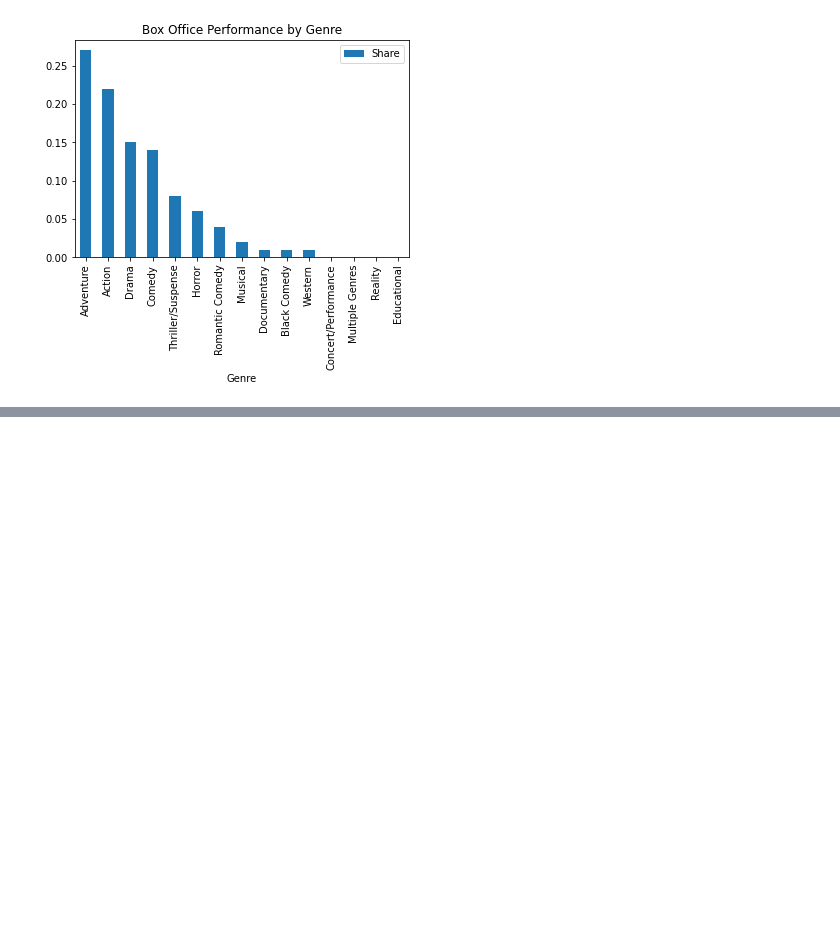
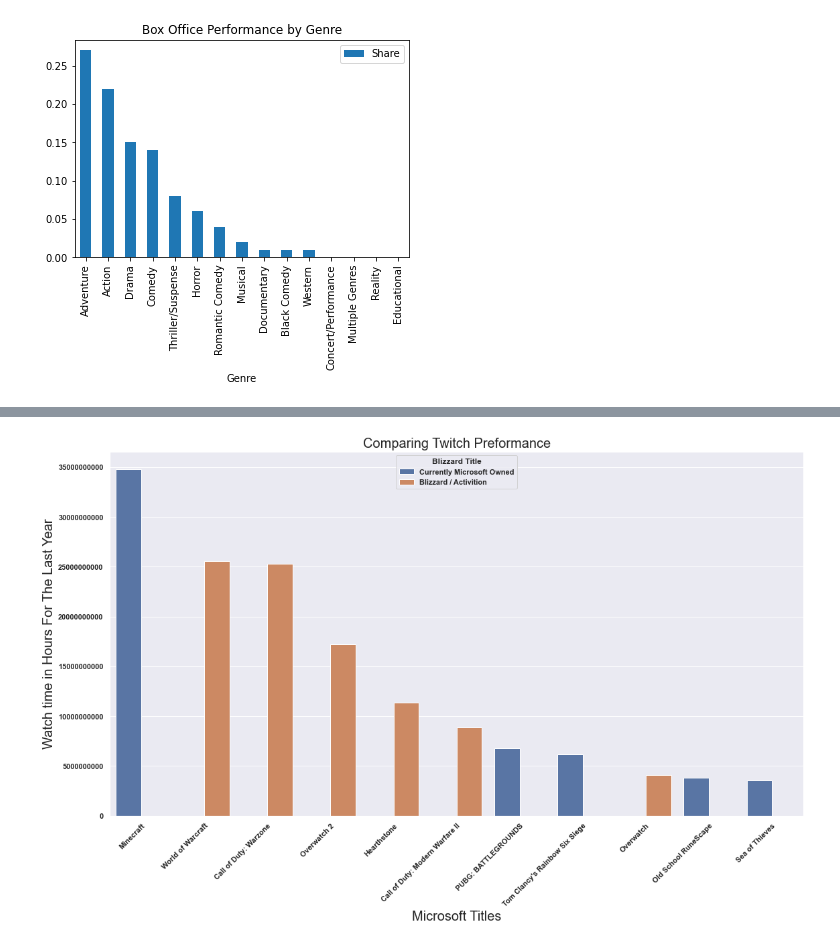
Before and after one commit to stephcia/Microsoft-Studios-Analysis, a Jupyter notebook: student.ipynb, the cells around one changed output, grey strips where cells are left out. Cells and saved outputs as stored; diff of their text form; code cells hidden in the pictures; blank space fills up the shorter version.

```diff
--- a/student.ipynb
+++ b/student.ipynb
@@ -639,0 +676,23 @@ ax.set_xlabel('Ownership of Content')
+# %%
+import seaborn as sns
+
+
+comparingips=twitch.loc[twitch['Is_Microsoft_Owned']=='Microsoft Owned']
+
+
+fig, ax = plt.subplots(figsize=(16,10))
+
+plot=sns.barplot(x='Game', y='Watch time (mins)', data=comparingips, hue='Blizzard Title', ax=ax)
+plt.setp(plot.get_xticklabels(), rotation=45)
+ax.set_xticklabels(ax.get_xticklabels(),rotation=45,ha="right",rotation_mode='anchor')
+#sns.set(font_scale=1)
+plt.ticklabel_format(style='plain', axis='y')
+plt.tight_layout()
+#ax.set(xlabel='Microsoft Titles', ylabel='Watch time in Hours For The Last Year',title='Comparing Twitch Preformance')
+ax.set_xlabel('Microsoft Titles',fontsize=20)
+ax.set_ylabel('Watch time in Hours For The Last Year',fontsize=20)
+ax.axes.set_title('Comparing Twitch Preformance',fontsize=20)
+
+plt.savefig('EachIP.png', dpi=300, bbox_inches='tight')
+# %% [output]
+[figure, added]
```
Also changed, not shown: parts of 6 cells of this notebook.
